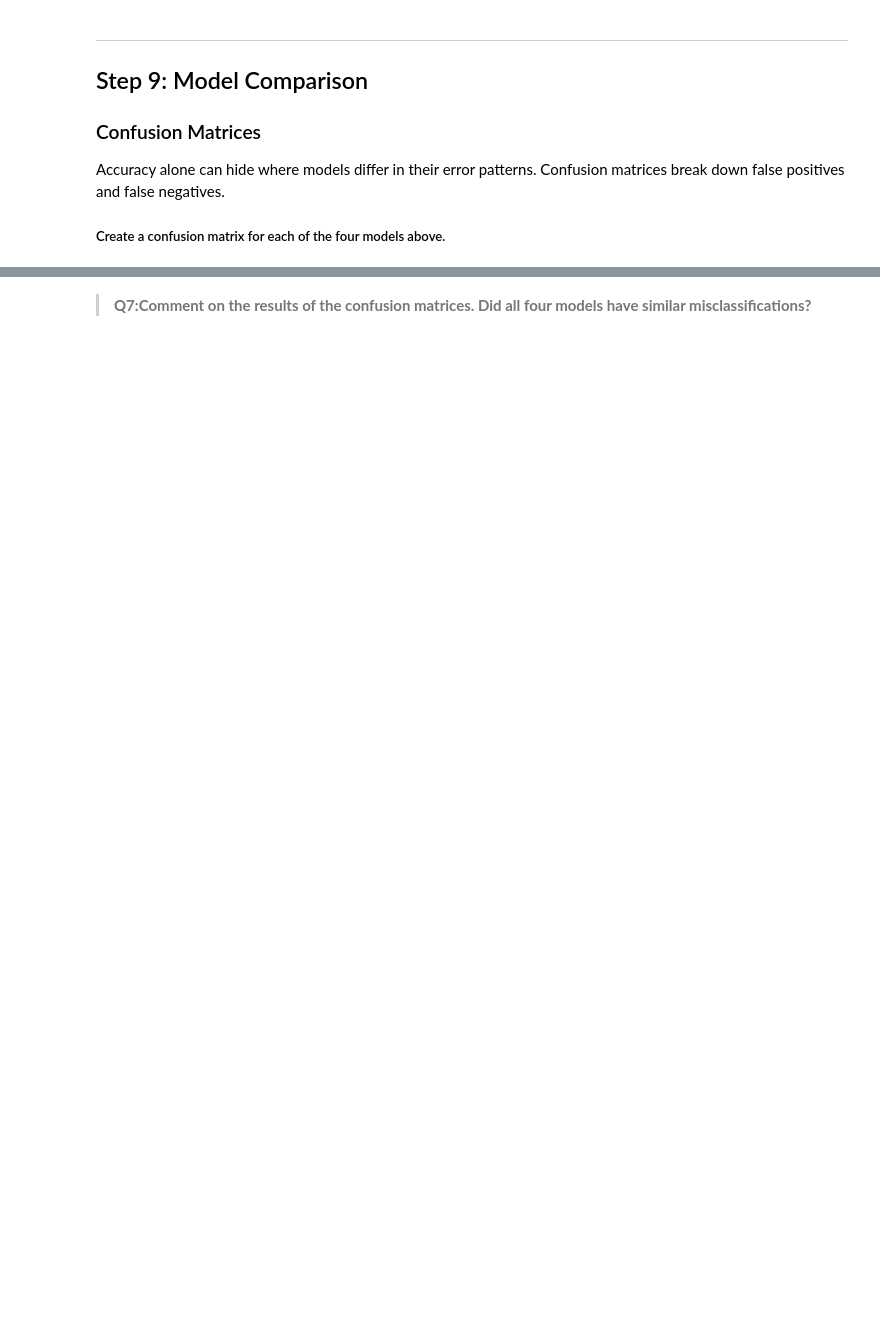
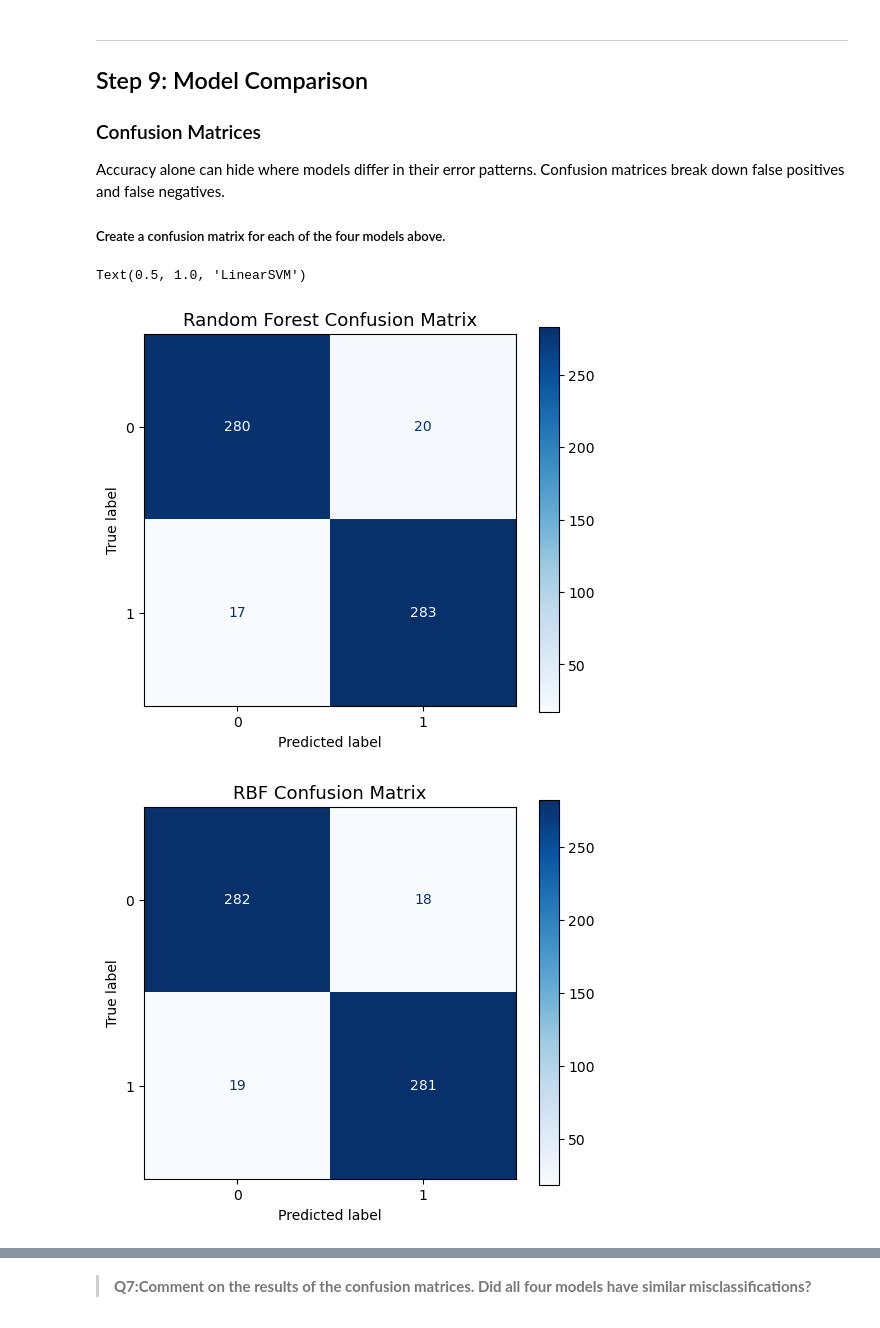
Before and after one commit to ebkhan-peng/eds232-labs, a Jupyter notebook: lab8.ipynb, the cells around one changed output, grey strips where cells are left out. Saved outputs shown, nothing was run; the diff lists cells and outputs as text; code cells hidden in the pictures; blank space fills up the shorter version.

```diff
--- a/lab8.ipynb
+++ b/lab8.ipynb
@@ -319,3 +367,42 @@ plt.show()
 Accuracy alone can hide where models differ in their error patterns. Confusion matrices break down false positives and false negatives.
 
 ##### Create a confusion matrix for each of the four models above.
+# %%
+cm = confusion_matrix(y_test, best_rf.predict(X_test_scaled))
+
+disp = ConfusionMatrixDisplay(cm)
+
+fig, ax = plt.subplots(figsize = (6,5))
+disp.plot(ax=ax, cmap='Blues')
+ax.set_title('Random Forest Confusion Matrix', fontsize=13)
+
+############################################################
+cm = confusion_matrix(y_test, best_rbf.predict(X_test_scaled))
+
+disp = ConfusionMatrixDisplay(cm)
+
+fig, ax = plt.subplots(figsize = (6,5))
+disp.plot(ax=ax, cmap='Blues')
+ax.set_title('RBF Confusion Matrix', fontsize=13)
+
+#############################################################
+cm = confusion_matrix(y_test, best_poly.predict(X_test_scaled))
+
+disp = ConfusionMatrixDisplay(cm)
+
+fig, ax = plt.subplots(figsize = (6,5))
+disp.plot(ax=ax, cmap='Blues')
+ax.set_title('Polynomial', fontsize=13)
+
+##############################################################
+cm = confusion_matrix(y_test, best_c.predict(X_test_scaled))
+
+disp = ConfusionMatrixDisplay(cm)
+
+fig, ax = plt.subplots(figsize = (6,5))
+disp.plot(ax=ax, cmap='Blues')
+ax.set_title('LinearSVM', fontsize=13)
+# %% [output]
+Text(0.5, 1.0, 'LinearSVM')
+[figure, added]
+[figure, added]
```
Also changed, not shown: parts of 13 cells of this notebook.
